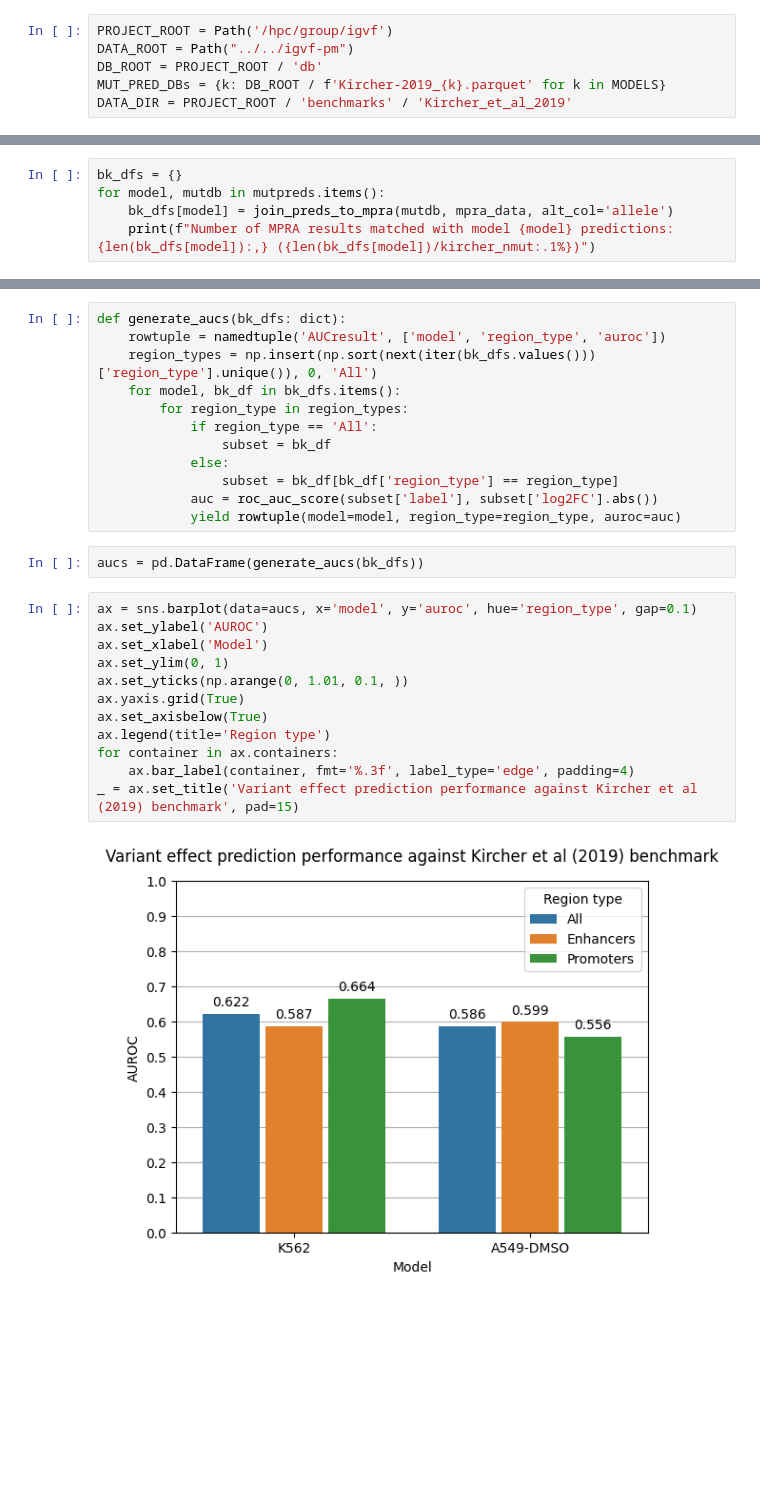
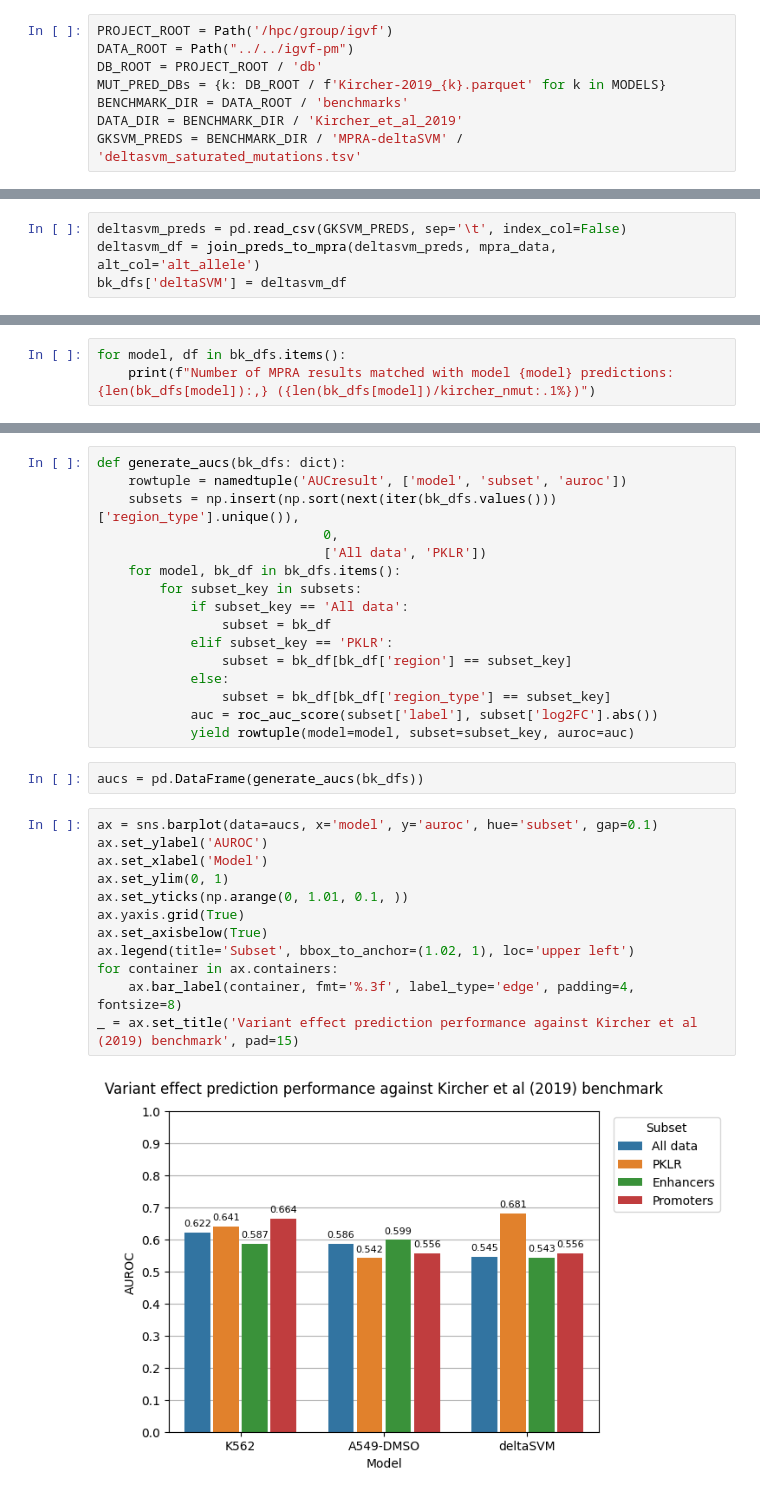
Before and after one commit to Duke-IGVF/BlueSTARR-viz, a Jupyter notebook: preds/Model-benchmarking.ipynb, the cells around one changed output, grey strips where cells are left out. Saved outputs shown, nothing was run; the diff lists cells and outputs as text; blank space fills up the shorter version.

Commit message:
Adds PKLR as separate bar, and adds breaking out by region

```diff
--- a/preds/Model-benchmarking.ipynb
+++ b/preds/Model-benchmarking.ipynb
@@ -26,7 +26,9 @@ PROJECT_ROOT = Path('/hpc/group/igvf')
 DATA_ROOT = Path("../../igvf-pm")
 DB_ROOT = PROJECT_ROOT / 'db'
 MUT_PRED_DBs = {k: DB_ROOT / f'Kircher-2019_{k}.parquet' for k in MODELS}
-DATA_DIR = PROJECT_ROOT / 'benchmarks' / 'Kircher_et_al_2019'
+BENCHMARK_DIR = DATA_ROOT / 'benchmarks'
+DATA_DIR = BENCHMARK_DIR / 'Kircher_et_al_2019'
+GKSVM_PREDS = BENCHMARK_DIR / 'MPRA-deltaSVM' / 'deltasvm_saturated_mutations.tsv'
 # %% [markdown]
 ## Load Kircher _et al_ (2019) data files
 # %%
@@ -57,0 +66,4 @@ from starrutil.mprautil import join_preds_to_mpra
+# %%
+deltasvm_preds = pd.read_csv(GKSVM_PREDS, sep='\t', index_col=False)
+deltasvm_df = join_preds_to_mpra(deltasvm_preds, mpra_data, alt_col='alt_allele')
+bk_dfs['deltaSVM'] = deltasvm_df
@@ -58,7 +72,5 @@ from starrutil.mprautil import join_preds_to_mpra
 # %%
-bk_dfs = {}
-for model, mutdb in mutpreds.items():
-    bk_dfs[model] = join_preds_to_mpra(mutdb, mpra_data, alt_col='allele')
+for model, df in bk_dfs.items():
     print(f"Number of MPRA results matched with model {model} predictions: {len(bk_dfs[model]):,} ({len(bk_dfs[model])/kircher_nmut:.1%})")
 # %% [output]
 Number of MPRA results matched with model K562 predictions: 29,444 (100.0%)
@@ -140,29 +171,33 @@ from collections import namedtuple
 import numpy as np
 # %%
 def generate_aucs(bk_dfs: dict):
-    rowtuple = namedtuple('AUCresult', ['model', 'region_type', 'auroc'])
-    region_types = np.insert(np.sort(next(iter(bk_dfs.values()))['region_type'].unique()), 0, 'All')
+    rowtuple = namedtuple('AUCresult', ['model', 'subset', 'auroc'])
+    subsets = np.insert(np.sort(next(iter(bk_dfs.values()))['region_type'].unique()),
+                             0,
+                             ['All data', 'PKLR'])
     for model, bk_df in bk_dfs.items():
-        for region_type in region_types:
-            if region_type == 'All':
+        for subset_key in subsets:
+            if subset_key == 'All data':
                 subset = bk_df
+            elif subset_key == 'PKLR':
+                subset = bk_df[bk_df['region'] == subset_key]
             else:
-                subset = bk_df[bk_df['region_type'] == region_type]
+                subset = bk_df[bk_df['region_type'] == subset_key]
             auc = roc_auc_score(subset['label'], subset['log2FC'].abs())
-            yield rowtuple(model=model, region_type=region_type, auroc=auc)
+            yield rowtuple(model=model, subset=subset_key, auroc=auc)
 # %%
 aucs = pd.DataFrame(generate_aucs(bk_dfs))
 # %%
-ax = sns.barplot(data=aucs, x='model', y='auroc', hue='region_type', gap=0.1)
+ax = sns.barplot(data=aucs, x='model', y='auroc', hue='subset', gap=0.1)
 ax.set_ylabel('AUROC')
 ax.set_xlabel('Model')
 ax.set_ylim(0, 1)
 ax.set_yticks(np.arange(0, 1.01, 0.1, ))
 ax.yaxis.grid(True)
 ax.set_axisbelow(True)
-ax.legend(title='Region type')
+ax.legend(title='Subset', bbox_to_anchor=(1.02, 1), loc='upper left')
 for container in ax.containers:
-    ax.bar_label(container, fmt='%.3f', label_type='edge', padding=4)
+    ax.bar_label(container, fmt='%.3f', label_type='edge', padding=4, fontsize=8)
 _ = ax.set_title('Variant effect prediction performance against Kircher et al (2019) benchmark', pad=15)
 # %% [output]
-[figure, old version]
+[figure, new version]
```
Also changed, not shown: parts of 12 cells of this notebook.
